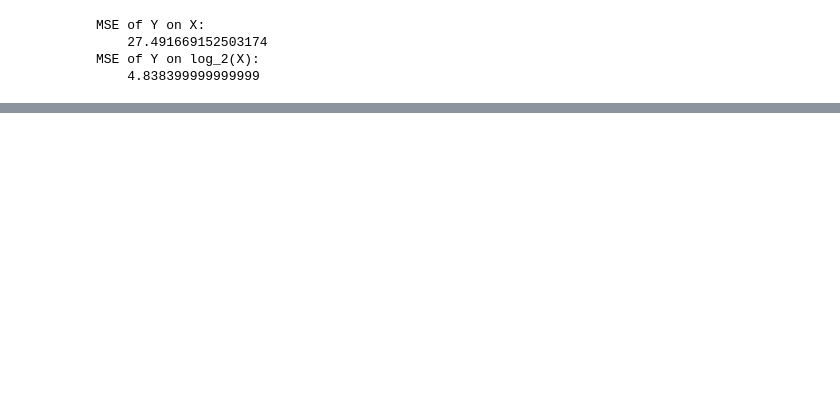
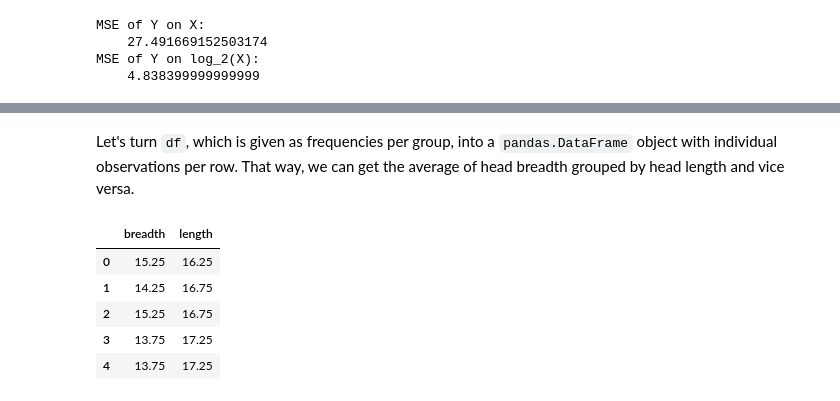
Before and after one commit to ArturoSbr/Principles-of-Statistics-MG-Bulmer-1965, a Jupyter notebook: 12. Regression and Correlation.ipynb, the cells around one changed output, grey strips where cells are left out. Cells and saved outputs as stored; diff of their text form; code cells hidden in the pictures; blank space fills up the shorter version.

```diff
--- a/12. Regression and Correlation.ipynb
+++ b/12. Regression and Correlation.ipynb
@@ -147,0 +245,17 @@ Find the residual sum of squares in the above example (a) directly by squaring t
+# %%
+# Empty arrays of head breadths and head lengths
+b, l = np.array([]), np.array([])
+
+# Repeat each observation according to its frequency
+for nrow in range(df.shape[0]):
+    for ncol in range(df.shape[1]):
+        # Head breadth
+        breadth = float(df.columns[ncol])
+        # Head length
+        length = float(df.index[nrow])
+        # Frequency
+        freq = df.iloc[nrow, ncol]
+        # Append individual observations
+        if freq > 0:
+            b = np.concatenate([b, np.repeat(breadth, repeats=freq)])
+            l = np.concatenate([l, np.repeat(length, repeats=freq)])
@@ -147,0 +282,12 @@ Find the residual sum of squares in the above example (a) directly by squaring t
+# %% [markdown]
+Let's turn `df`, which is given as frequencies per group, into a `pandas.DataFrame` object with individual observations per row. That way, we can get the average of head breadth grouped by head length and vice versa.
+# %%
+df = pd.DataFrame(np.stack([b, l], axis=1), columns=['breadth','length'])
+df.head()
+# %% [output]
+|  | breadth | length |
+| 0 | 15.25 | 16.25 |
+| 1 | 14.25 | 16.75 |
+| 2 | 15.25 | 16.75 |
+| 3 | 13.75 | 17.25 |
+| 4 | 13.75 | 17.25 |
```
Also changed, not shown: parts of 21 cells of this notebook.
